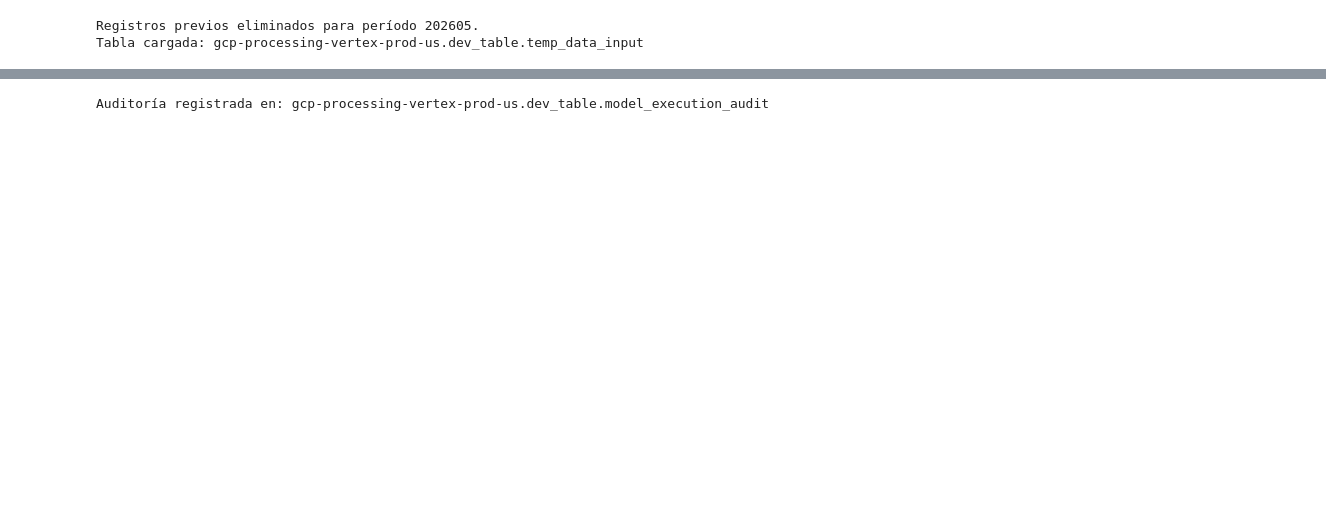
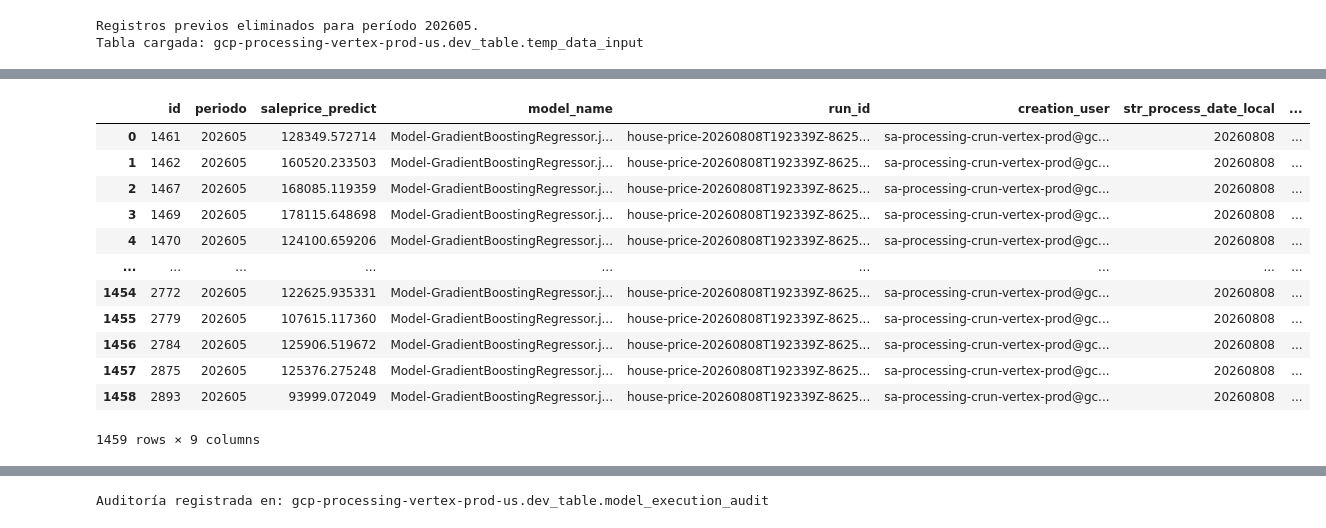
Before and after one commit to JoseMorisJr/project-GCP-Vertex-pipelines-MLOps, a Jupyter notebook: project-data-processing/scripts/Experiments_Pipeline.ipynb, the cells around one changed output, grey strips where cells are left out. Saved outputs shown, nothing was run; the diff lists cells and outputs as text; code cells hidden in the pictures; blank space fills up the shorter version.

```diff
--- a/project-data-processing/scripts/Experiments_Pipeline.ipynb
+++ b/project-data-processing/scripts/Experiments_Pipeline.ipynb
@@ -115,0 +74,7 @@ https://scikit-learn.org/stable/model_persistence.html#security-maintainability-
+# %%
+def generar_run_id() -> str:
+    timestamp = datetime.now(pytz.utc).strftime("%Y%m%dT%H%M%SZ")
+    token = uuid4().hex[:12]
+    return f"house-price-{timestamp}-{token}"
+
+run_id = generar_run_id()
@@ -245,0 +322,48 @@ Tabla cargada: gcp-processing-vertex-prod-us.dev_table.temp_data_output
+# %%
+# Cliente BigQuery
+client = bigquery.Client(project=project_id)
+
+path_bq_data_transf_input = f"{project_id}.{dataset_temp}.{table_temp_data_transf_input}"
+
+dfInputFeatTransf = client.query(
+        f'''SELECT * EXCEPT(run_id, creation_user, str_process_date_local, process_datetime_local, process_datetime_utc)
+        FROM `{path_bq_data_transf_input}` where periodo = '{periodo}'
+        '''
+).to_dataframe()
+
+dfInputFeatTransf['saleprice_predict'] = modelo.predict(dfInputFeatTransf.drop(columns = ['id','periodo']))
+
+dfPredict = dfInputFeatTransf[['id','saleprice_predict']].copy()
+
+user_id = client.query("SELECT SESSION_USER()").to_dataframe().iloc[0, 0]
+fecha_carga = datetime.now(pytz.timezone("America/Lima"))
+periodo_out = dfInputFeatTransf.periodo[0]
+model_name = model_path.split('/')[-1]
+
+dfPredict['run_id'] = run_id
+dfPredict['creation_user'] = user_id
+dfPredict['str_process_date_local'] = fecha_carga.replace(tzinfo=None).strftime('%Y%m%d')
+dfPredict['process_datetime_local'] = fecha_carga.replace(tzinfo=None)
+dfPredict['process_datetime_utc'] = fecha_carga.astimezone(pytz.UTC)
+dfPredict['periodo'] = periodo_out
+dfPredict['model_name'] = model_name
+
+dfPredict =  dfPredict[
+        ['id','periodo','saleprice_predict','model_name','run_id','creation_user','str_process_date_local',
+         'process_datetime_local','process_datetime_utc']
+].copy()
+dfPredict
+# %% [output]
+|  | id | periodo | saleprice_predict | model_name | run_id | creation_user | str_process_date_local | ... |
+| 0 | 1461 | 202605 | 128349.572714 | Model-GradientBoostingRegressor.j... | house-price-20260808T192339Z-8625... | sa-processing-crun-vertex-prod@gc... | 20260808 | ... |
+| 1 | 1462 | 202605 | 160520.233503 | Model-GradientBoostingRegressor.j... | house-price-20260808T192339Z-8625... | sa-processing-crun-vertex-prod@gc... | 20260808 | ... |
+| 2 | 1467 | 202605 | 168085.119359 | Model-GradientBoostingRegressor.j... | house-price-20260808T192339Z-8625... | sa-processing-crun-vertex-prod@gc... | 20260808 | ... |
+| 3 | 1469 | 202605 | 178115.648698 | Model-GradientBoostingRegressor.j... | house-price-20260808T192339Z-8625... | sa-processing-crun-vertex-prod@gc... | 20260808 | ... |
+| 4 | 1470 | 202605 | 124100.659206 | Model-GradientBoostingRegressor.j... | house-price-20260808T192339Z-8625... | sa-processing-crun-vertex-prod@gc... | 20260808 | ... |
+| ... | ... | ... | ... | ... | ... | ... | ... | ... |
+| 1454 | 2772 | 202605 | 122625.935331 | Model-GradientBoostingRegressor.j... | house-price-20260808T192339Z-8625... | sa-processing-crun-vertex-prod@gc... | 20260808 | ... |
+| 1455 | 2779 | 202605 | 107615.117360 | Model-GradientBoostingRegressor.j... | house-price-20260808T192339Z-8625... | sa-processing-crun-vertex-prod@gc... | 20260808 | ... |
+| 1456 | 2784 | 202605 | 125906.519672 | Model-GradientBoostingRegressor.j... | house-price-20260808T192339Z-8625... | sa-processing-crun-vertex-prod@gc... | 20260808 | ... |
+| 1457 | 2875 | 202605 | 125376.275248 | Model-GradientBoostingRegressor.j... | house-price-20260808T192339Z-8625... | sa-processing-crun-vertex-prod@gc... | 20260808 | ... |
+| 1458 | 2893 | 202605 | 93999.072049 | Model-GradientBoostingRegressor.j... | house-price-20260808T192339Z-8625... | sa-processing-crun-vertex-prod@gc... | 20260808 | ... |
+1459 rows × 9 columns
```
Also changed, not shown: parts of 22 cells of this notebook, 9 other files.
